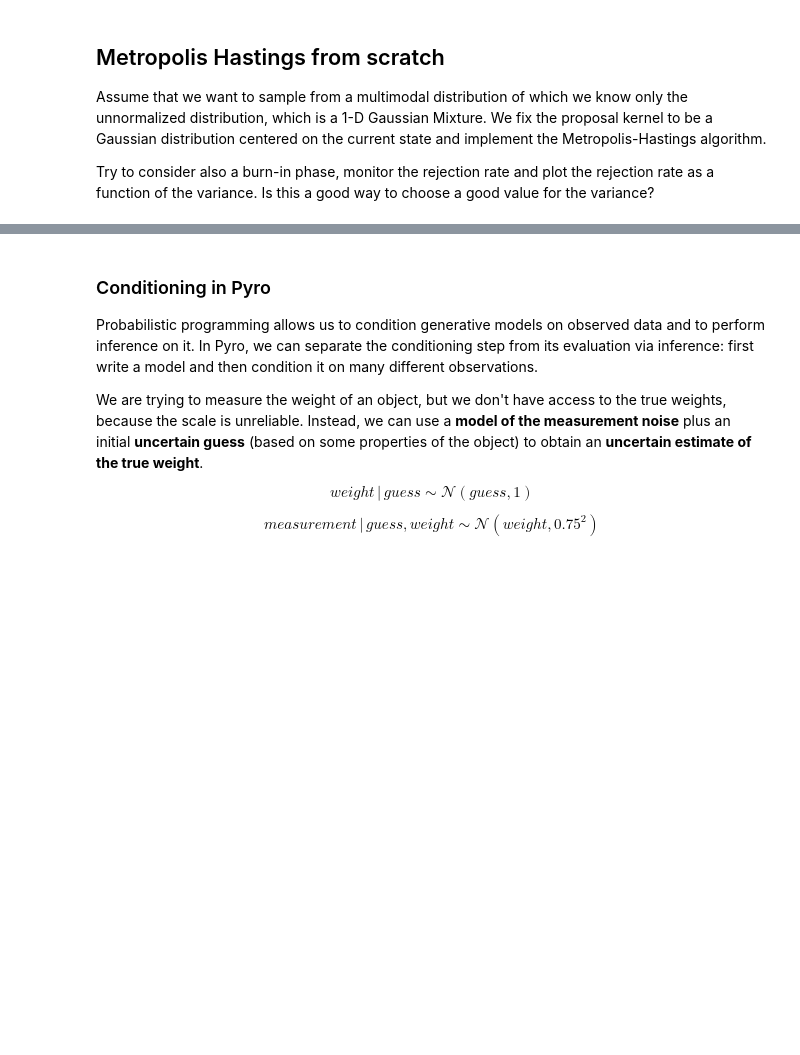
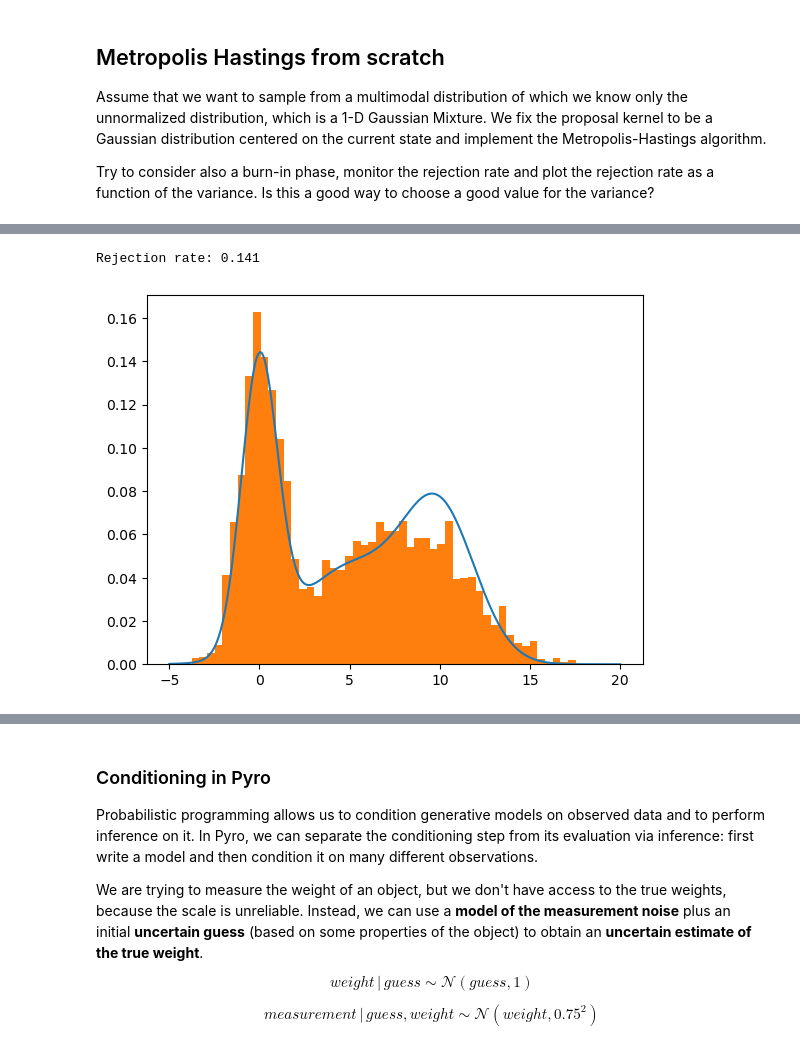
Before and after one commit to DavideScassola/PML2024, a Jupyter notebook: Notebooks/07_sampling.ipynb, the cells around one changed output, grey strips where cells are left out. Drawn from its saved outputs; the diff is of its cells as text; code cells hidden in the pictures; blank space fills up the shorter version.

```diff
--- a/Notebooks/07_sampling.ipynb
+++ b/Notebooks/07_sampling.ipynb
@@ -38,0 +71,13 @@ import seaborn as sns
+# %%
+sigma = 1
+burn_in = 1000 # number of samples to discard before collecting data
+n = 5000
+x,r = metropolis_hastings(n, sigma)
+x = x[burn_in:]
+print('Rejection rate:', r)
+plt.plot(t, p(t), label='p(x)')
+plt.hist(x, bins=50, density=True, label='samples')
+plt.show()
+# %% [output]
+Rejection rate: 0.141
+[figure, added]
```
Also changed, not shown: parts of 20 cells of this notebook, 1 other file.
